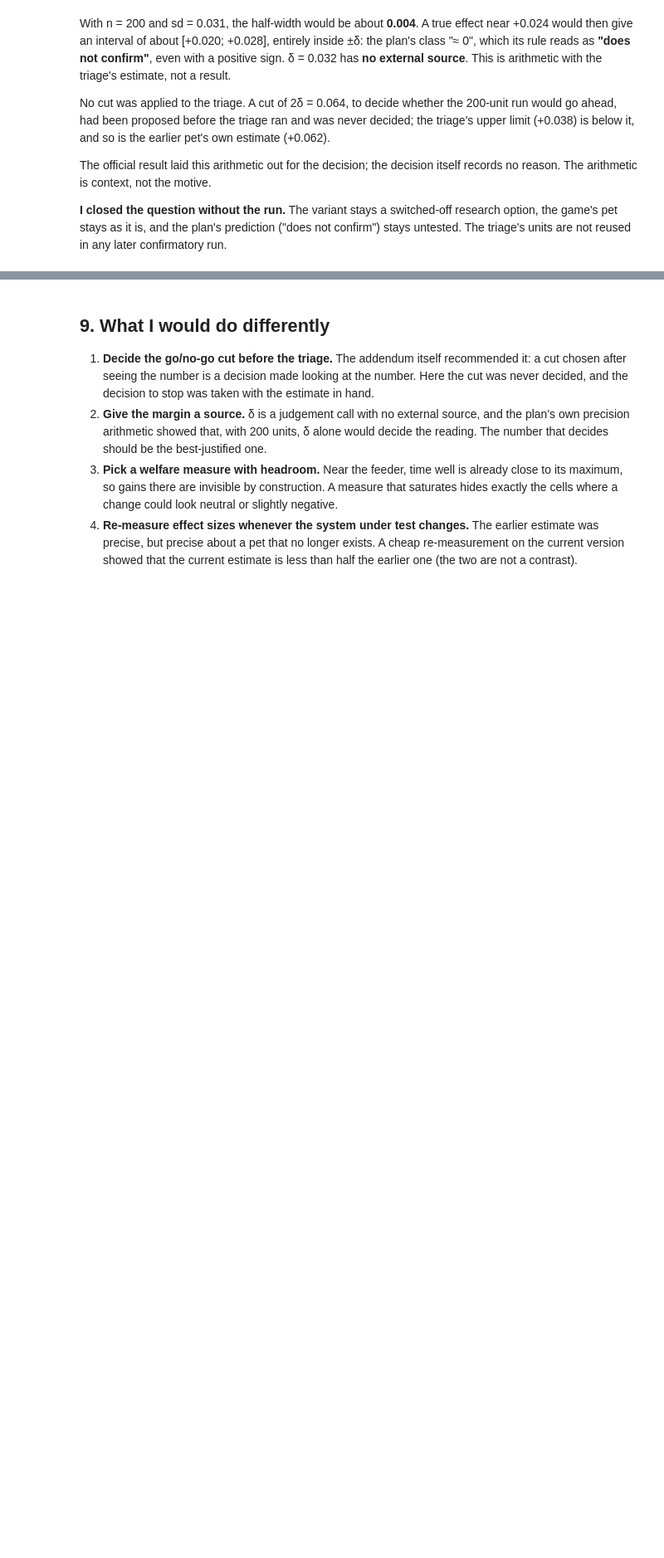
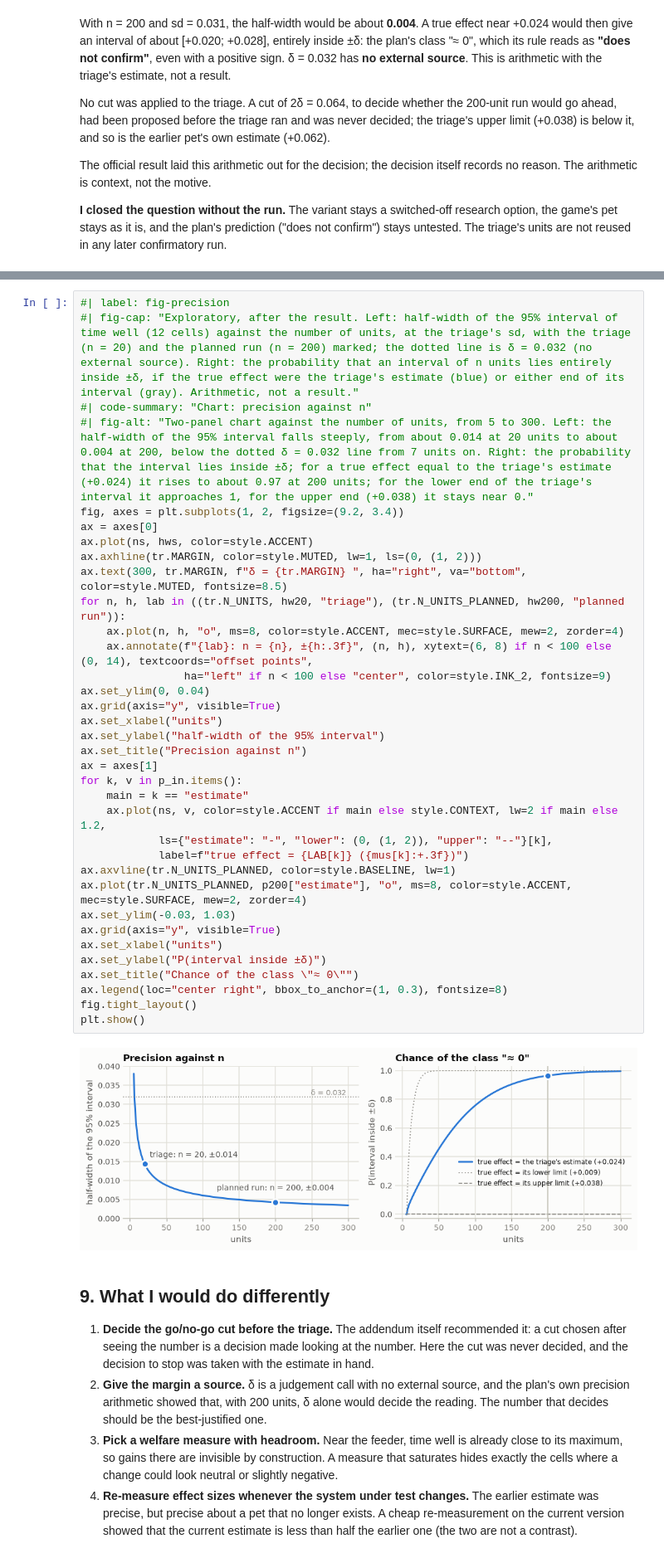
Before and after one commit to matheusmmmp/digilab-reward-case-study, a Jupyter notebook: notebooks/04_body_triage_case_study.ipynb, the cells around one changed output, grey strips where cells are left out. Shown at 83% size. Saved outputs shown, nothing was run; the diff lists cells and outputs as text; blank space fills up the shorter version.

```diff
--- a/notebooks/04_body_triage_case_study.ipynb
+++ b/notebooks/04_body_triage_case_study.ipynb
@@ -477,3 +528,40 @@ confirmatory run.
+# %%
+#| label: fig-precision
+#| fig-cap: "Exploratory, after the result. Left: half-width of the 95% interval of time well (12 cells) against the number of units, at the triage's sd, with the triage (n = 20) and the planned run (n = 200) marked; the dotted line is δ = 0.032 (no external source). Right: the probability that an interval of n units lies entirely inside ±δ, if the true effect were the triage's estimate (blue) or either end of its interval (gray). Arithmetic, not a result."
+#| code-summary: "Chart: precision against n"
+#| fig-alt: "Two-panel chart against the number of units, from 5 to 300. Left: the half-width of the 95% interval falls steeply, from about 0.014 at 20 units to about 0.004 at 200, below the dotted δ = 0.032 line from 7 units on. Right: the probability that the interval lies inside ±δ; for a true effect equal to the triage's estimate (+0.024) it rises to about 0.97 at 200 units; for the lower end of the triage's interval it approaches 1, for the upper end (+0.038) it stays near 0."
+fig, axes = plt.subplots(1, 2, figsize=(9.2, 3.4))
+ax = axes[0]
+ax.plot(ns, hws, color=style.ACCENT)
+ax.axhline(tr.MARGIN, color=style.MUTED, lw=1, ls=(0, (1, 2)))
+ax.text(300, tr.MARGIN, f"δ = {tr.MARGIN} ", ha="right", va="bottom", color=style.MUTED, fontsize=8.5)
+for n, h, lab in ((tr.N_UNITS, hw20, "triage"), (tr.N_UNITS_PLANNED, hw200, "planned run")):
+    ax.plot(n, h, "o", ms=8, color=style.ACCENT, mec=style.SURFACE, mew=2, zorder=4)
+    ax.annotate(f"{lab}: n = {n}, ±{h:.3f}", (n, h), xytext=(6, 8) if n < 100 else (0, 14), textcoords="offset points",
+                ha="left" if n < 100 else "center", color=style.INK_2, fontsize=9)
+ax.set_ylim(0, 0.04)
+ax.grid(axis="y", visible=True)
+ax.set_xlabel("units")
+ax.set_ylabel("half-width of the 95% interval")
+ax.set_title("Precision against n")
+ax = axes[1]
+for k, v in p_in.items():
+    main = k == "estimate"
+    ax.plot(ns, v, color=style.ACCENT if main else style.CONTEXT, lw=2 if main else 1.2,
+            ls={"estimate": "-", "lower": (0, (1, 2)), "upper": "--"}[k],
+            label=f"true effect = {LAB[k]} ({mus[k]:+.3f})")
+ax.axvline(tr.N_UNITS_PLANNED, color=style.BASELINE, lw=1)
+ax.plot(tr.N_UNITS_PLANNED, p200["estimate"], "o", ms=8, color=style.ACCENT, mec=style.SURFACE, mew=2, zorder=4)
+ax.set_ylim(-0.03, 1.03)
+ax.grid(axis="y", visible=True)
+ax.set_xlabel("units")
+ax.set_ylabel("P(interval inside ±δ)")
+ax.set_title("Chance of the class \"≈ 0\"")
+ax.legend(loc="center right", bbox_to_anchor=(1, 0.3), fontsize=8)
+fig.tight_layout()
+plt.show()
+# %% [output]
+[figure, added]
 # %% [markdown]
 ## 9. What I would do differently
 
```
Also changed, not shown: parts of 2 cells of this notebook.
